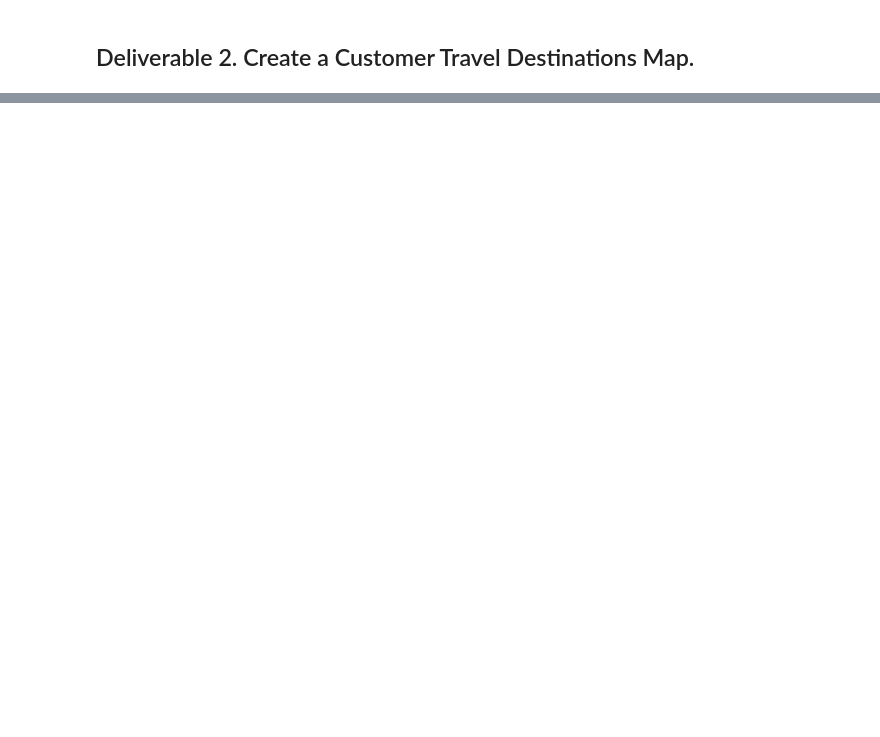
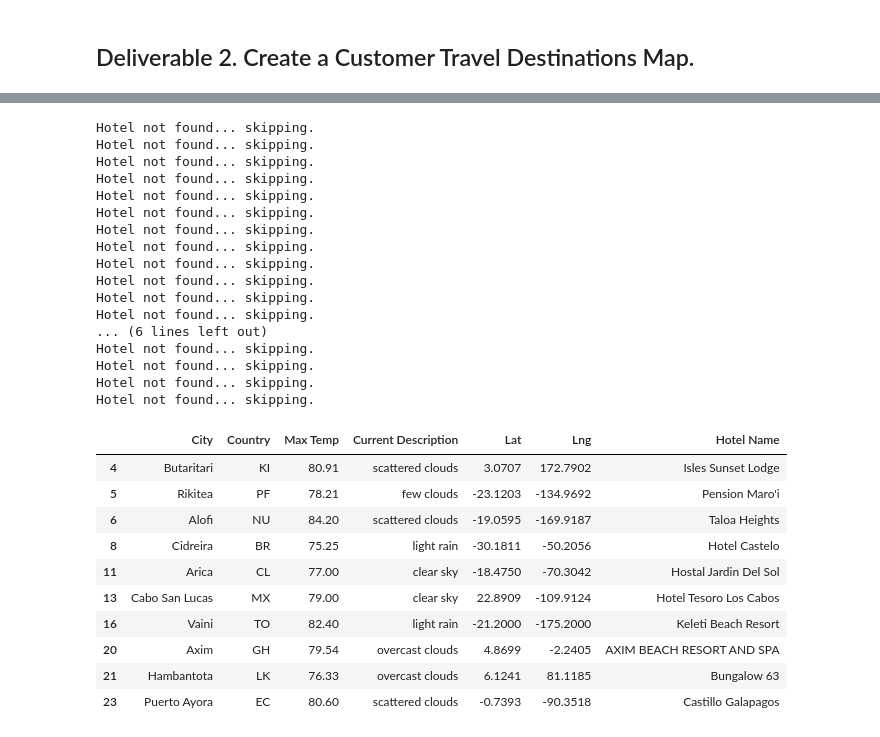
Before and after one commit to danig89/World_Weather_Analysis, a Jupyter notebook: Vacation_Search/Vacation_Search.ipynb, the cells around one changed output, grey strips where cells are left out. Saved outputs shown, nothing was run; the diff lists cells and outputs as text; code cells hidden in the pictures; blank space fills up the shorter version.

```diff
--- a/Vacation_Search/Vacation_Search.ipynb
+++ b/Vacation_Search/Vacation_Search.ipynb
@@ -35,22 +99,59 @@ hotel_df.head(10)
 # %%
 # 6a. Set parameters to search for hotels with 5000 meters.
 params = {
     "radius": 5000,
     "type": "lodging",
     "key": g_key
 }
 
 # 6b. Iterate through the hotel DataFrame.
-
+for index, row in hotel_df.iterrows():
     # 6c. Get latitude and longitude from DataFrame
-
+    lat = row["Lat"]
+    lng = row["Lng"]
+    params["location"] = f"{lat},{lng}"
 
     # 6d. Set up the base URL for the Google Directions API to get JSON data.
-
+    base_url = "https://maps.googleapis.com/maps/api/place/nearbysearch/json"
 
     # 6e. Make request and retrieve the JSON data from the search.
-
+    hotels = requests.get(base_url, params=params).json()
 
     # 6f. Get the first hotel from the results and store the name, if a hotel isn't found skip the city.
+    try:
+        hotel_df.loc[index, "Hotel Name"] = hotels["results"][0]["name"]
+    except (IndexError):
+        print("Hotel not found... skipping.")
+
+hotel_df.head(10)
+# %% [output]
+Hotel not found... skipping.
+Hotel not found... skipping.
+Hotel not found... skipping.
+Hotel not found... skipping.
+Hotel not found... skipping.
+Hotel not found... skipping.
+Hotel not found... skipping.
+Hotel not found... skipping.
+Hotel not found... skipping.
+Hotel not found... skipping.
+Hotel not found... skipping.
+Hotel not found... skipping.
+... (6 lines left out)
+Hotel not found... skipping.
+Hotel not found... skipping.
+Hotel not found... skipping.
+Hotel not found... skipping.
+|  | City | Country | Max Temp | Current Description | Lat | Lng | Hotel Name |
+| 4 | Butaritari | KI | 80.91 | scattered clouds | 3.0707 | 172.7902 | Isles Sunset Lodge |
+| 5 | Rikitea | PF | 78.21 | few clouds | -23.1203 | -134.9692 | Pension Maro'i |
+| 6 | Alofi | NU | 84.20 | scattered clouds | -19.0595 | -169.9187 | Taloa Heights |
+| 8 | Cidreira | BR | 75.25 | light rain | -30.1811 | -50.2056 | Hotel Castelo |
+| 11 | Arica | CL | 77.00 | clear sky | -18.4750 | -70.3042 | Hostal Jardin Del Sol |
+| 13 | Cabo San Lucas | MX | 79.00 | clear sky | 22.8909 | -109.9124 | Hotel Tesoro Los Cabos |
+| 16 | Vaini | TO | 82.40 | light rain | -21.2000 | -175.2000 | Keleti Beach Resort |
+| 20 | Axim | GH | 79.54 | overcast clouds | 4.8699 | -2.2405 | AXIM BEACH RESORT AND SPA |
+| 21 | Hambantota | LK | 76.33 | overcast clouds | 6.1241 | 81.1185 | Bungalow 63 |
+| 23 | Puerto Ayora | EC | 80.60 | scattered clouds | -0.7393 | -90.3518 | Castillo Galapagos |
 # %%
 # 7. Drop the rows where there is no Hotel Name.
```
Also changed, not shown: parts of 11 cells of this notebook, 2 other files.
